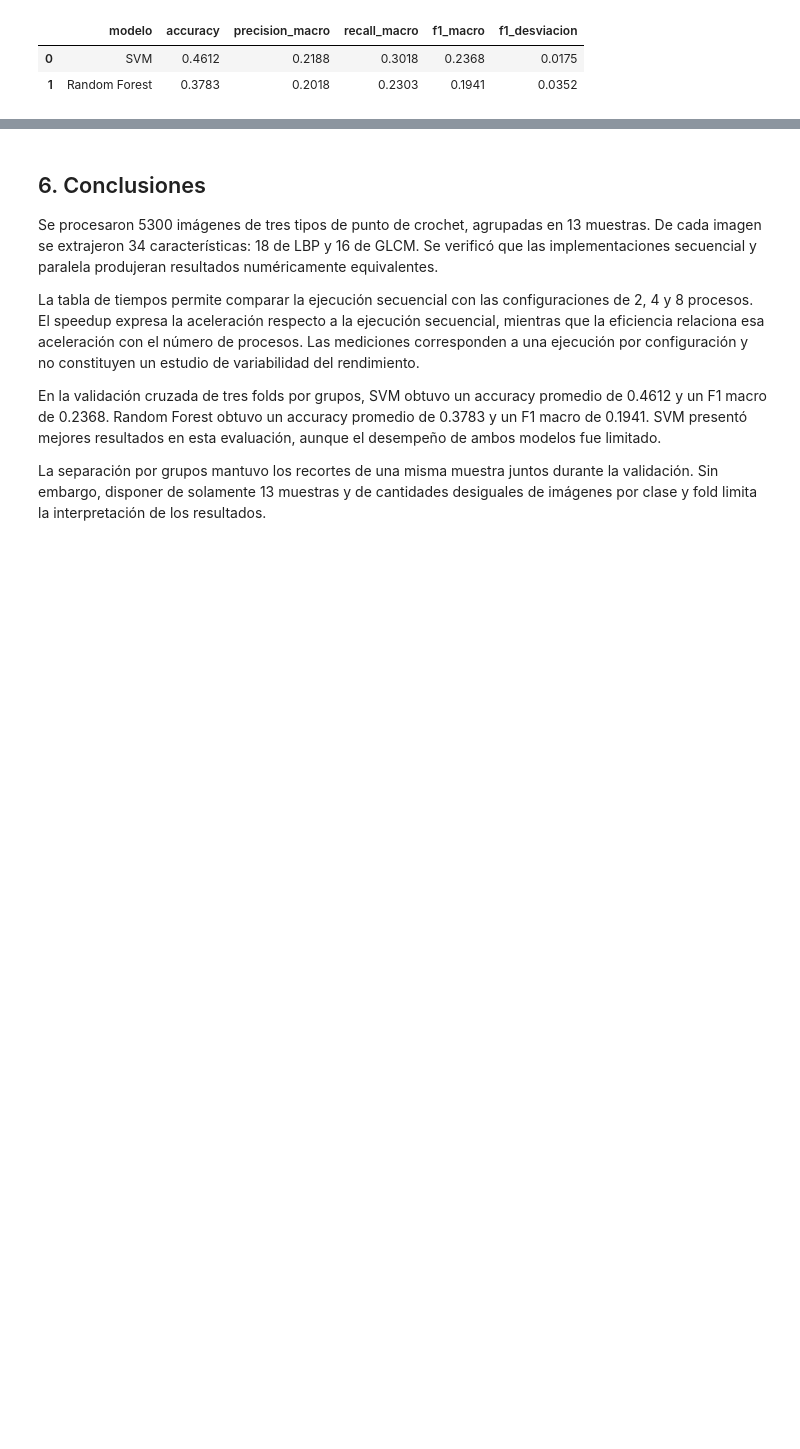
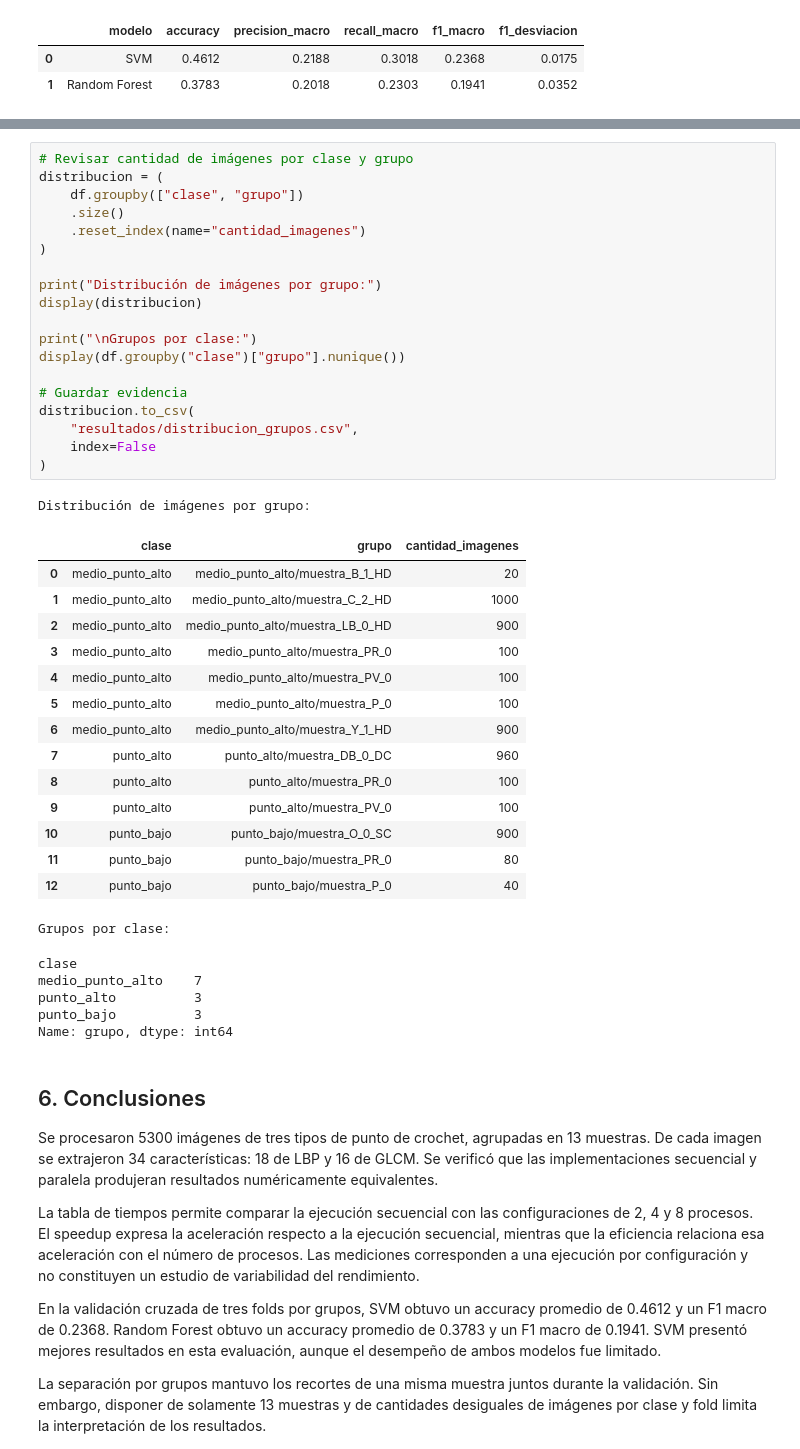
Before and after one commit to Srdino25/Proyecto_ComputoParalelo_DACC_MRV, a Jupyter notebook: proyecto_crochet.ipynb, the cells around one changed output, grey strips where cells are left out. Drawn from its saved outputs; the diff is of its cells as text; blank space fills up the shorter version.

```diff
--- a/proyecto_crochet.ipynb
+++ b/proyecto_crochet.ipynb
@@ -522,3 +777,44 @@ Random Forest F1 por fold: [0.1476021  0.23274897 0.20191609]
+# %%
+# Revisar cantidad de imágenes por clase y grupo
+distribucion = (
+    df.groupby(["clase", "grupo"])
+    .size()
+    .reset_index(name="cantidad_imagenes")
+)
+
+print("Distribución de imágenes por grupo:")
+display(distribucion)
+
+print("\nGrupos por clase:")
+display(df.groupby("clase")["grupo"].nunique())
+
+# Guardar evidencia
+distribucion.to_csv(
+    "resultados/distribucion_grupos.csv",
+    index=False
+)
+# %% [output]
+Distribución de imágenes por grupo:
+|  | clase | grupo | cantidad_imagenes |
+| 0 | medio_punto_alto | medio_punto_alto/muestra_B_1_HD | 20 |
+| 1 | medio_punto_alto | medio_punto_alto/muestra_C_2_HD | 1000 |
+| 2 | medio_punto_alto | medio_punto_alto/muestra_LB_0_HD | 900 |
+| 3 | medio_punto_alto | medio_punto_alto/muestra_PR_0 | 100 |
+| 4 | medio_punto_alto | medio_punto_alto/muestra_PV_0 | 100 |
+| 5 | medio_punto_alto | medio_punto_alto/muestra_P_0 | 100 |
+| 6 | medio_punto_alto | medio_punto_alto/muestra_Y_1_HD | 900 |
+| 7 | punto_alto | punto_alto/muestra_DB_0_DC | 960 |
+| 8 | punto_alto | punto_alto/muestra_PR_0 | 100 |
+| 9 | punto_alto | punto_alto/muestra_PV_0 | 100 |
+| 10 | punto_bajo | punto_bajo/muestra_O_0_SC | 900 |
+| 11 | punto_bajo | punto_bajo/muestra_PR_0 | 80 |
+| 12 | punto_bajo | punto_bajo/muestra_P_0 | 40 |
+Grupos por clase:
+clase
+medio_punto_alto    7
+punto_alto          3
+punto_bajo          3
+Name: grupo, dtype: int64
 # %% [markdown]
 ## 6. Conclusiones
 
```
Also changed, not shown: parts of 11 cells of this notebook, 7 other files.
